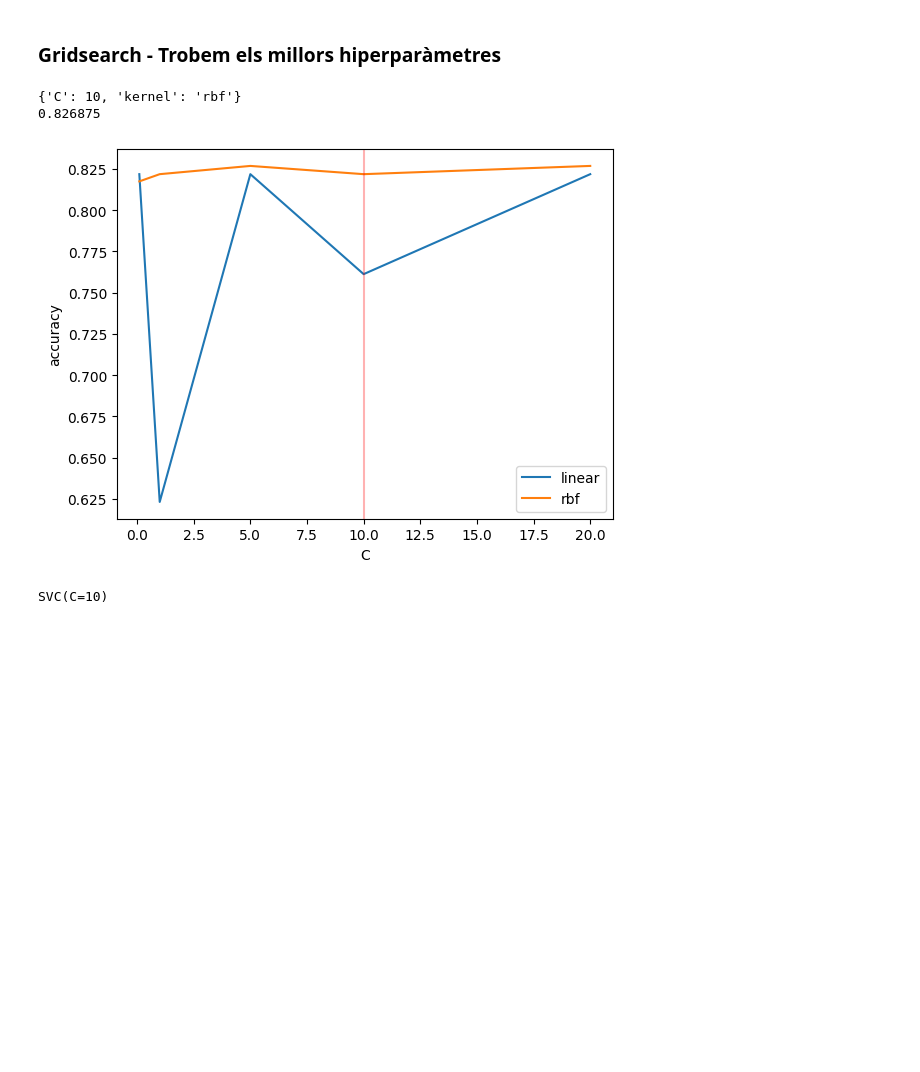
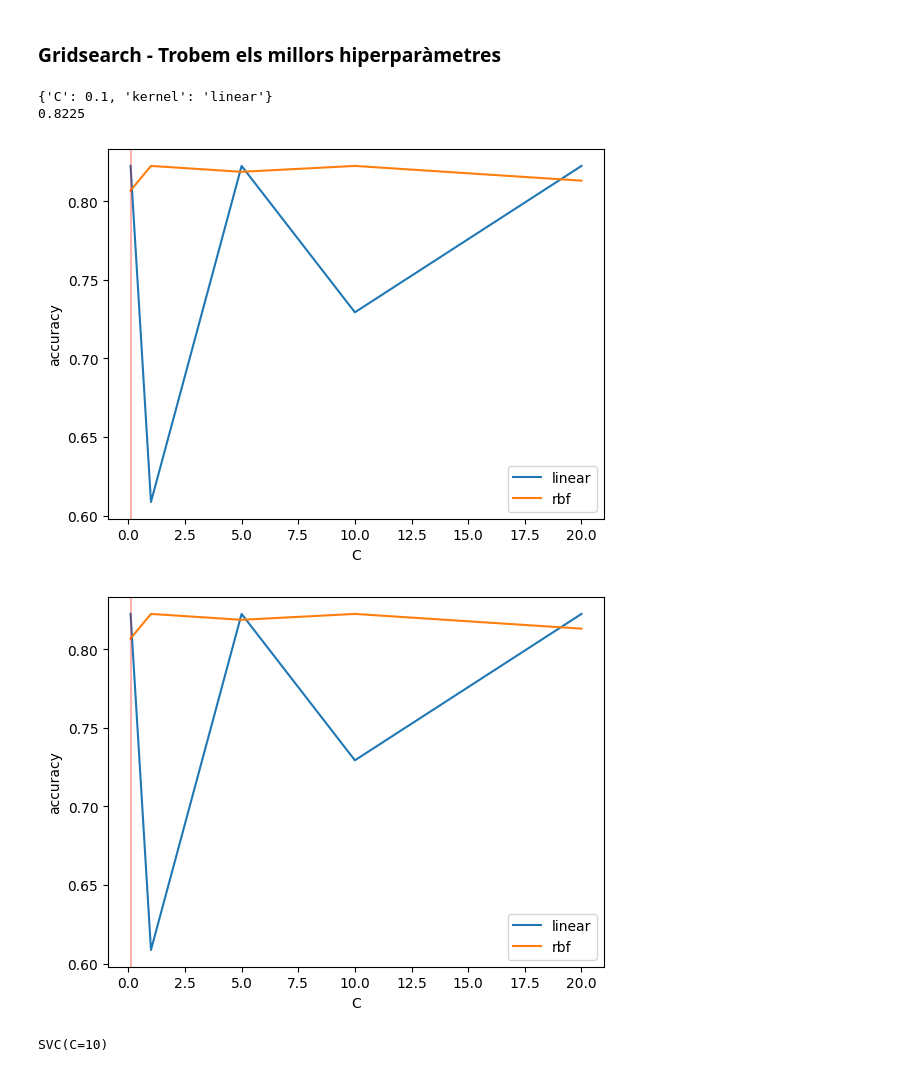
Before and after one commit to Nifel13/PLH---Movie-review-predictor, a Jupyter notebook: detecció_opinions.ipynb, the cells around one changed output. Saved outputs shown, nothing was run; the diff lists cells and outputs as text; code cells hidden in the pictures; blank space fills up the shorter version.

```diff
--- a/detecció_opinions.ipynb
+++ b/detecció_opinions.ipynb
@@ -76,9 +106,0 @@ grid = grid_search(MultinomialNB(), param_grid)
-# %%
-import matplotlib.pyplot as plt
-import numpy as np
-scores = grid.cv_results_['mean_test_score']
-plt.plot(param_grid['alpha'], scores)
-plt.xlabel('alpha')
-plt.ylabel('accuracy')
-plt.axvline(grid.best_params_['alpha'], color='r',alpha = 0.3)
-plt.show()
@@ -94,27 +182,37 @@ MultinomialNB(alpha=3)
 # %% [markdown]
 ### Gridsearch - Trobem els millors hiperparàmetres
 # %%
-from sklearn.svm import SVC
-parameters = {'kernel':('linear', 'rbf'), 'C':[0.1,1,5,10,20]}
+svc_parameters = {'kernel':('linear', 'rbf'), 'C':[0.1,1,5,10,20]}
 svc = SVC()
-clf = grid_search(SVC(), parameters)
+grid_svc = grid_search(SVC(), svc_parameters)
 # %% [output]
-{'C': 10, 'kernel': 'rbf'}
-0.826875
+{'C': 0.1, 'kernel': 'linear'}
+0.8225
+# %%
+SVC_file = "./bin/SVC_grid_search.bin"
+
+with open(SVC_file, "wb+") as file:
+    pickle.dump(grid_svc, file)
+# %%
+with open(SVC_file, "rb") as file:
+    grid_svc = pickle.load(file)
 # %%
 # plot only the linear kernel and its score depending on the C parameter
-scores = clf.cv_results_['mean_test_score']
+plot_gridsearch(grid_svc, svc_parameters, "C", "mean_test_score", "C", "accuracy", "kernel")
+
+"""scores = grid_svc.cv_results_['mean_test_score']
 C = [0.1,1,5,10,20]
 plt.plot(C, scores[:5])
 plt.xlabel('C')
 plt.ylabel('accuracy')
 plt.plot(C, scores[5:])
-plt.axvline(clf.best_params_['C'], color='r', alpha = 0.3)
+plt.axvline(grid_svc.best_params_['C'], color='r', alpha = 0.3)
 # legend
 plt.legend(['linear', 'rbf'])
-plt.show()
+plt.show()"""
 # %% [output]
-[figure, old version]
+[figure, new version]
+[figure, added]
 # %%
 classifier = SVC(kernel='rbf', C=10)
 classifier.fit(X_train, y_train)
```
Also changed, not shown: parts of 25 cells of this notebook, 5 other files.
